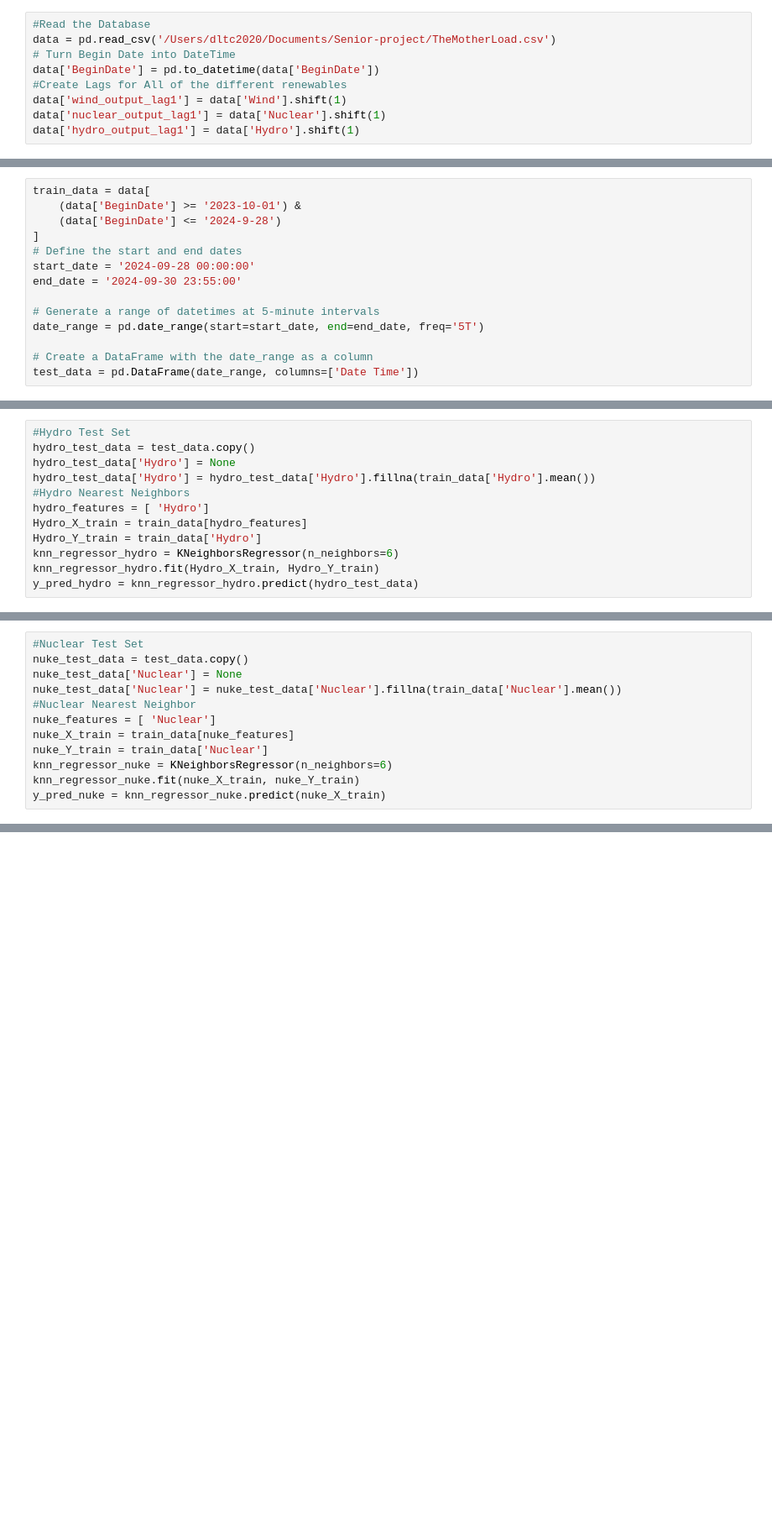
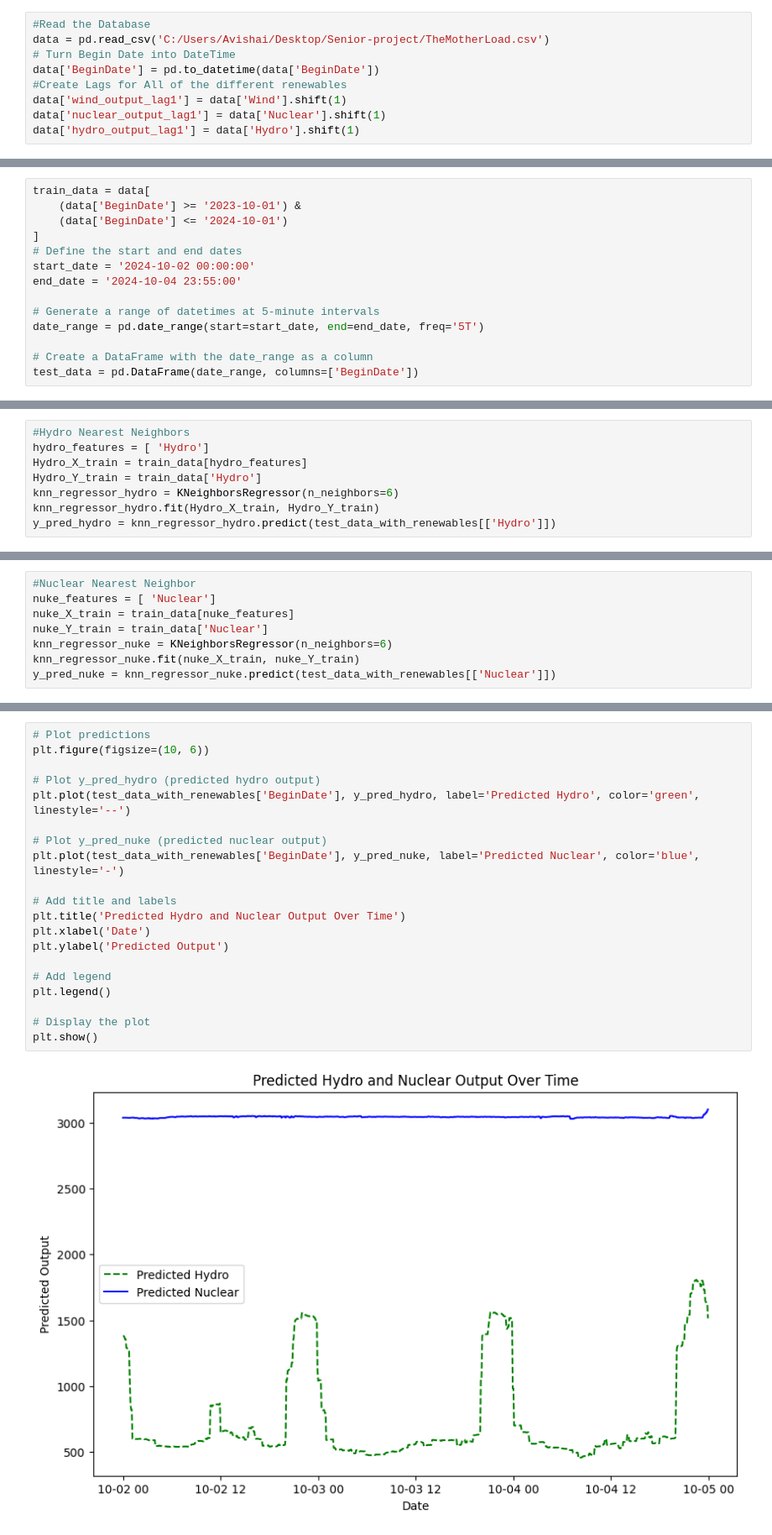
Before and after one commit to MatGBU/sdweblite, a Jupyter notebook: Prototype/Prototype.ipynb, the cells around one changed output, grey strips where cells are left out. Shown: that part at 84% size. Cells and saved outputs as stored; diff of their text form; blank space fills up the shorter version.

```diff
--- a/Prototype/Prototype.ipynb
+++ b/Prototype/Prototype.ipynb
@@ -9,7 +9,7 @@ import matplotlib.pyplot as plt
 import numpy as np
 # %%
 #Read the Database
-data = pd.read_csv('/Users/dltc2020/Documents/Senior-project/TheMotherLoad.csv')
+data = pd.read_csv('C:/Users/Avishai/Desktop/Senior-project/TheMotherLoad.csv')
 # Turn Begin Date into DateTime
 data['BeginDate'] = pd.to_datetime(data['BeginDate'])
 #Create Lags for All of the different renewables
@@ -36,14 +36,14 @@ def get_previous_day_renewables(row, reference_df):
 # %%
 train_data = data[
     (data['BeginDate'] >= '2023-10-01') &
-    (data['BeginDate'] <= '2024-9-28')
+    (data['BeginDate'] <= '2024-10-01')
 ]
 # Define the start and end dates
-start_date = '2024-09-28 00:00:00'
-end_date = '2024-09-30 23:55:00'
+start_date = '2024-10-02 00:00:00'
+end_date = '2024-10-04 23:55:00'
 
 # Generate a range of datetimes at 5-minute intervals
 date_range = pd.date_range(start=start_date, end=end_date, freq='5T')
 
 # Create a DataFrame with the date_range as a column
-test_data = pd.DataFrame(date_range, columns=['Date Time'])
+test_data = pd.DataFrame(date_range, columns=['BeginDate'])
@@ -50,12 +68,8 @@ test_data = pd.DataFrame(date_range, columns=['Date Time'])
 # %%
-#Hydro Test Set
-hydro_test_data = test_data.copy()
-hydro_test_data['Hydro'] = None
-hydro_test_data['Hydro'] = hydro_test_data['Hydro'].fillna(train_data['Hydro'].mean())
 #Hydro Nearest Neighbors
 hydro_features = [ 'Hydro']
 Hydro_X_train = train_data[hydro_features]
 Hydro_Y_train = train_data['Hydro']
 knn_regressor_hydro = KNeighborsRegressor(n_neighbors=6)
 knn_regressor_hydro.fit(Hydro_X_train, Hydro_Y_train)
-y_pred_hydro = knn_regressor_hydro.predict(hydro_test_data)
+y_pred_hydro = knn_regressor_hydro.predict(test_data_with_renewables[['Hydro']])
@@ -66,12 +76,8 @@ Feature names unseen at fit time:
 # %%
-#Nuclear Test Set
-nuke_test_data = test_data.copy()
-nuke_test_data['Nuclear'] = None
-nuke_test_data['Nuclear'] = nuke_test_data['Nuclear'].fillna(train_data['Nuclear'].mean())
 #Nuclear Nearest Neighbor
 nuke_features = [ 'Nuclear']
 nuke_X_train = train_data[nuke_features]
 nuke_Y_train = train_data['Nuclear']
 knn_regressor_nuke = KNeighborsRegressor(n_neighbors=6)
 knn_regressor_nuke.fit(nuke_X_train, nuke_Y_train)
-y_pred_nuke = knn_regressor_nuke.predict(nuke_X_train)
+y_pred_nuke = knn_regressor_nuke.predict(test_data_with_renewables[['Nuclear']])
@@ -88,0 +149,22 @@ predictions = regression.predict(X_test)
+# %%
+# Plot predictions
+plt.figure(figsize=(10, 6))
+
+# Plot y_pred_hydro (predicted hydro output)
+plt.plot(test_data_with_renewables['BeginDate'], y_pred_hydro, label='Predicted Hydro', color='green', linestyle='--')
+
+# Plot y_pred_nuke (predicted nuclear output)
+plt.plot(test_data_with_renewables['BeginDate'], y_pred_nuke, label='Predicted Nuclear', color='blue', linestyle='-')
+
+# Add title and labels
+plt.title('Predicted Hydro and Nuclear Output Over Time')
+plt.xlabel('Date')
+plt.ylabel('Predicted Output')
+
+# Add legend
+plt.legend()
+
+# Display the plot
+plt.show()
+# %% [output]
+[figure, added]
```
Also changed, not shown: parts of 7 cells of this notebook, 2 other files.
